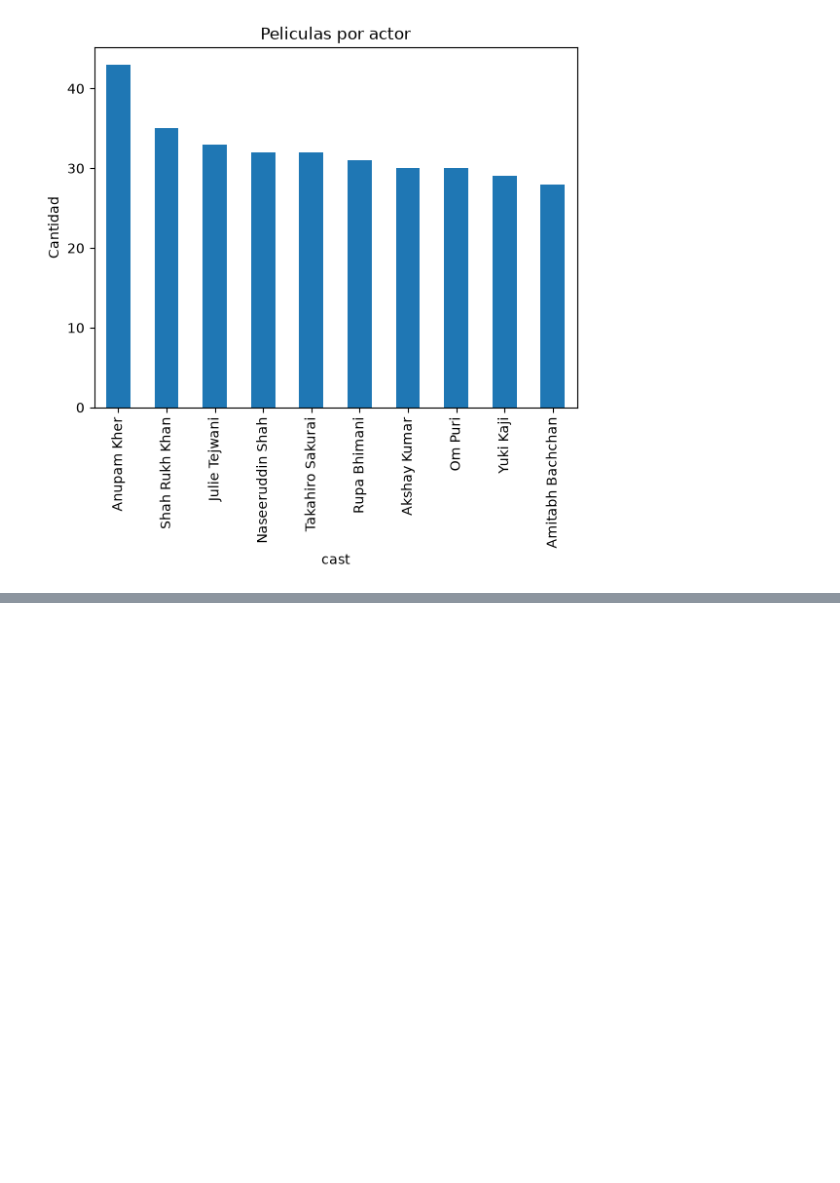
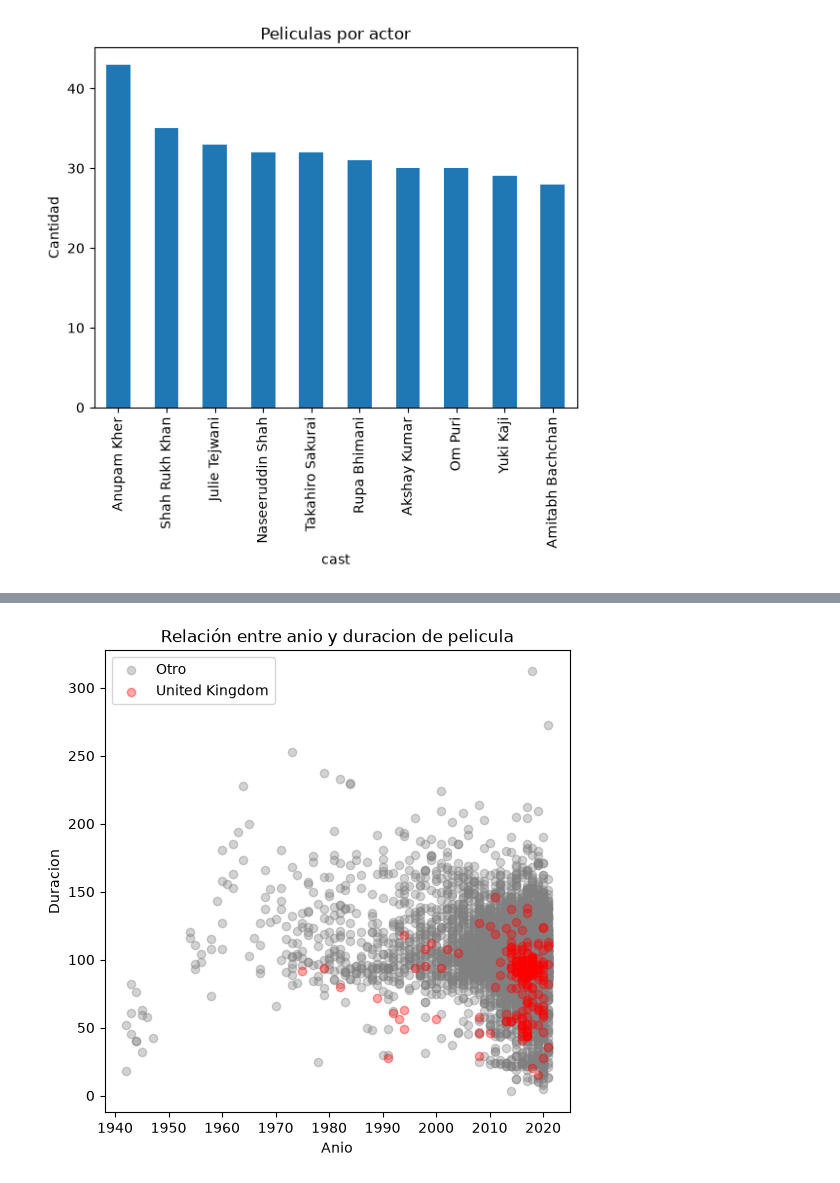
Before and after one commit to tomasrezola-dev/Ciencia-de-datos, a Jupyter notebook: tp5/ej2/ej2.ipynb, the cells around one changed output, grey strips where cells are left out. Cells and saved outputs as stored; diff of their text form; code cells hidden in the pictures; blank space fills up the shorter version.

```diff
--- a/tp5/ej2/ej2.ipynb
+++ b/tp5/ej2/ej2.ipynb
@@ -214,0 +237,31 @@ frecuencias_actores.plot(kind='bar')
+# %%
+from cProfile import label
+from turtle import color
+
+
+plt.figure(figsize=(6, 6))
+
+df_g = df[df['type'] == 'Movie']
+
+country = 'United Kingdom'
+color_country = 'red'
+
+usa_true = df_g[df_g['country'] == country]
+usa_false = df_g[df_g['country'] != country]
+
+plt.scatter(usa_false['release_year'], usa_false['duration'], color='gray', alpha=0.35, label='Otro')
+plt.scatter(usa_true['release_year'], usa_true['duration'], color=color_country, alpha=0.35, label=country)
+
+plt.xlabel("Anio")
+plt.ylabel("Duracion")
+
+# Agregar un título al gráfico
+plt.title("Relación entre anio y duracion de pelicula")
+
+# Agregar leyenda
+plt.legend()
+
+# Mostrar el gráfico
+plt.show()
+# %% [output]
+[figure, added]
```
Also changed, not shown: parts of 3 cells of this notebook.
